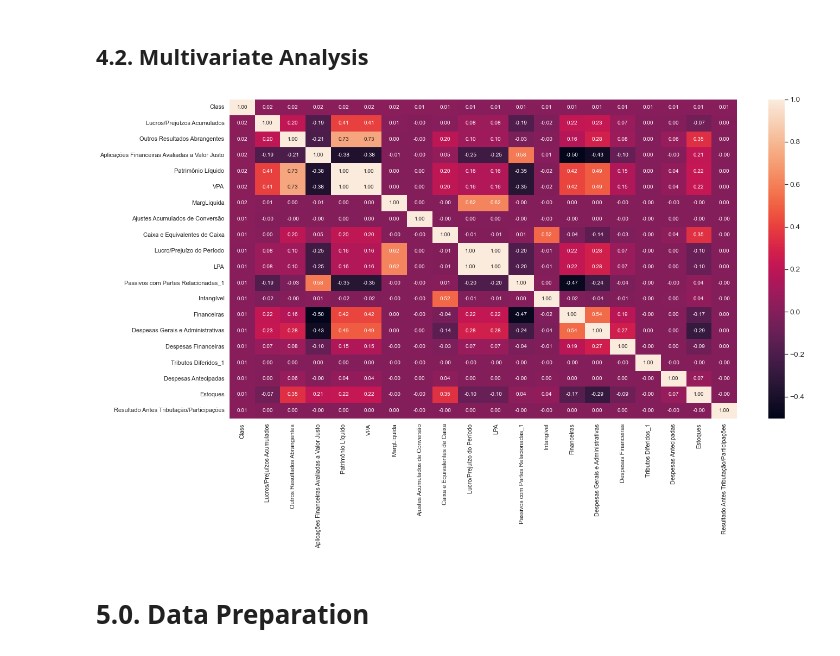
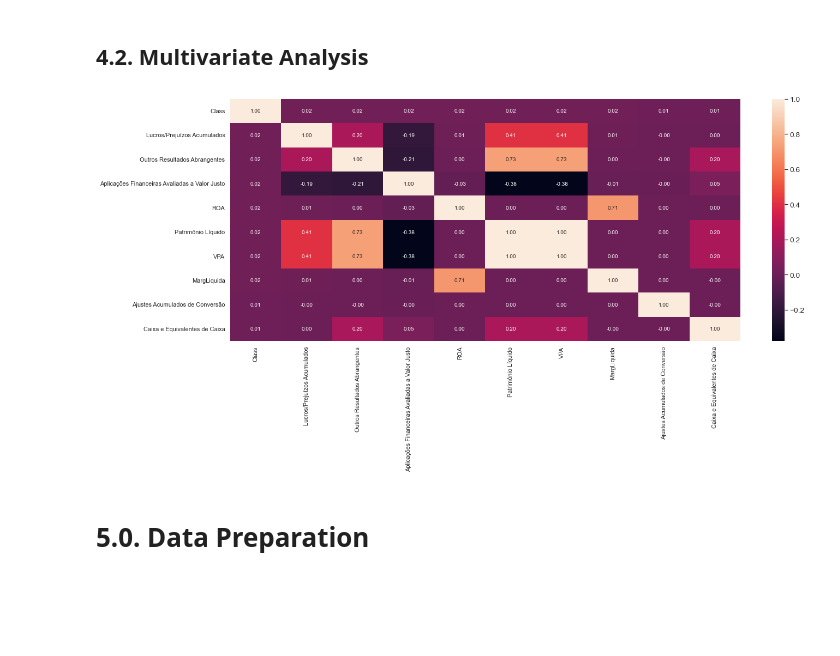
Before and after one commit to endhel/InvestBot, a Jupyter notebook: InvestBot.ipynb, the cells around one changed output. Drawn from its saved outputs; the diff is of its cells as text; code cells hidden in the pictures; blank space fills up the shorter version.

```diff
--- a/InvestBot.ipynb
+++ b/InvestBot.ipynb
@@ -540,7 +525,7 @@ dtype: int64
 # %% [markdown]
 ## 1.4. Fillout Na
 # %%
-df1.fillna( 0, inplace=True )
+df1.dropna( inplace=True )
 # %% [markdown]
 ## 1.5. Descriptive Statistical
 
@@ -609,15 +594,6 @@ list( df1.loc[df1['Adj Close'] == df1['Adj Close'].max(), 'Company'] )[0]
 # 2.0. Feature Engineering
 # %%
 df2 = df1.copy()
-# %%
-# Reading the dataset of the number of papers available
-df_qnt = pd.read_csv( 'Data/quantity.csv' )
-
-# merge
-df2 = pd.merge( df2, df_qnt, how='inner', on=['Company'] )
-
-# change data type
-df2['quantity'] = df2['quantity'].astype( 'int64' )
 # %%
 # Liquidez Corrente
 df2['Liquidez Corrente'] = df2[['Ativo Circulante', 'Passivo Circulante']].apply( lambda x: 0 if x['Passivo Circulante'] == 0
@@ -634,19 +610,19 @@ df2['VPA'] = df2['Patrimônio Líquido'] / df2['quantity']
 # P/VP
 df2['P/VP'] = df2[['Adj Close', 'VPA']].apply( lambda x: 0 if x['VPA'] == 0 else x['Adj Close'] / x['VPA'], axis=1 )
 
-# EBIT
+# EBIT - NAO TEM!!
 df2['EBIT'] = df2['Receita Líquida de Vendas e/ou Serviços'] - df2['Custo de Bens e/ou Serviços Vendidos'] - ( df2['Despesas Com Vendas'] + df2['Despesas Gerais e Administrativas'] )
 
-# EV/EBIT
+# EV/EBIT - NAO TEM!!!!
 df2['EV/EBIT'] = df2[['Adj Close', 'quantity', 'Empréstimos e Financiamentos_1', 'Ativo Circulante', 'EBIT']].apply( lambda x: 0
                                                     if x['EBIT'] == 0 else ( ( x['Adj Close'] * x['quantity'] )
                                                                             + ( x['Empréstimos e Financiamentos_1']
                                                                             - x['Ativo Circulante'] ) )
                                                                             / x['EBIT'] , axis=1 )
-# NOPLAT
+# NOPLAT - NAO TEM!!!!
 df2['NOPLAT'] = df2['EBIT'] - df2['IR Diferido']
 
-# ROIC
+# ROIC - NAO TEM!!!!
 df2['ROIC'] = df2[['NOPLAT', 'Investimentos']].apply( lambda x: 0 if x['Investimentos'] == 0 else x['NOPLAT'] / x['Investimentos'], axis=1 )
 
 # ROE
@@ -662,7 +638,7 @@ df2['Pay-Out'] = df2[['Dividendos e JCP a Pagar', 'Lucro/Prejuízo do Período']
 # Dividend Yield
 df2['Dividend Yield'] = ( ( df2['Dividendos e JCP a Pagar'] / df2['quantity'] ) / df2['Adj Close'] ) * 100
 
-# Marg. Ebit
+# Marg. Ebit - NAO TEM!!!!
 df2['MargEbit'] = df2[['EBIT', 'Receita Líquida de Vendas e/ou Serviços']].apply( lambda x: 0
                                                         if x['Receita Líquida de Vendas e/ou Serviços'] == 0
                                                         else x['EBIT'] / x['Receita Líquida de Vendas e/ou Serviços'], axis=1 )
@@ -676,13 +652,21 @@ df2['MargLiquida'] = df2[['Lucro/Prejuízo do Período', 'Receita Líquida de Ve
 df2['P/Ebit'] = df2[['Adj Close', 'EBIT']].apply( lambda x: 0 if x['EBIT'] == 0 else x['Adj Close'] / x['EBIT'], axis=1 )
 
 # PSR
-df2['P/Ebit'] = df2[['Adj Close', 'Receita Líquida de Vendas e/ou Serviços', 'quantity']].apply( lambda x: 0
+df2['PSR'] = df2[['Adj Close', 'Receita Líquida de Vendas e/ou Serviços', 'quantity']].apply( lambda x: 0
                                 if x['Receita Líquida de Vendas e/ou Serviços'] == 0
                                 else x['Adj Close'] / ( x['Receita Líquida de Vendas e/ou Serviços'] / x['quantity'] ), axis=1 )
 
 # P/Ativos
-df2['P/Ebit'] = df2[['Adj Close', 'Ativo Total', 'quantity']].apply( lambda x: 0 if x['Ativo Total'] == 0
+df2['P/Ativos'] = df2[['Adj Close', 'Ativo Total', 'quantity']].apply( lambda x: 0 if x['Ativo Total'] == 0
                                                             else x['Adj Close'] / ( x['Ativo Total'] / x['quantity'] ), axis=1 )
+
+# Giro do Ativo Total
+df2.loc[:, 'GA'] = df2[['Receita Líquida de Vendas e/ou Serviços', 'Ativo Total']].apply( lambda x: 0 if x['Ativo Total'] == 0
+                                                                           else x['Receita Líquida de Vendas e/ou Serviços'] / x['Ativo Total'], axis=1 )
+
+# ROA - Retorno do Ativo Total
+df2.loc[:, 'ROA'] = df2[['Lucro/Prejuízo do Período', 'Ativo Total']].apply( lambda x: 0 if x['Ativo Total'] == 0
+                                                                           else  x['Lucro/Prejuízo do Período'] / x['Ativo Total'], axis=1 )
 # %% [markdown]
 # 3.0. Data Filtering
 # %%
@@ -734,23 +715,24 @@ Name: Class, dtype: object
 ## 4.2. Multivariate Analysis
 # %%
 # transform
-df4 = transform_to_percentage_changes( df4 )
+df4 = transform_to_percentage_changes( df4, verbose=False )
 
 # Delete Nan values
 df4.dropna( inplace=True )
 # %%
 # correlations
-k = 20
+k = 10
 df_corr = df4.corr()
 cols = df_corr.nlargest( k, 'Class' )['Class'].index
 cm = np.corrcoef( df4[cols].values.T )
 
-fig, ax = plt.subplots( figsize=(20, 12) )
+fig, ax = plt.subplots( figsize=(20, 10) )
 sns.set( font_scale=1.25 )
 hm = sns.heatmap( cm, cbar=True, annot=True, fmt='.2f', annot_kws={'size': 10}, yticklabels=cols.values,  xticklabels=cols.values )
 plt.tight_layout()
+plt.savefig( 'img/correlations.png' )
 # %% [output]
-[figure, old version]
+[figure, new version]
 # %%
 df4_aux['Date'] = df4['Date']
 # %% [markdown]
```
Also changed, not shown: parts of 79 cells of this notebook, 7 other files.
